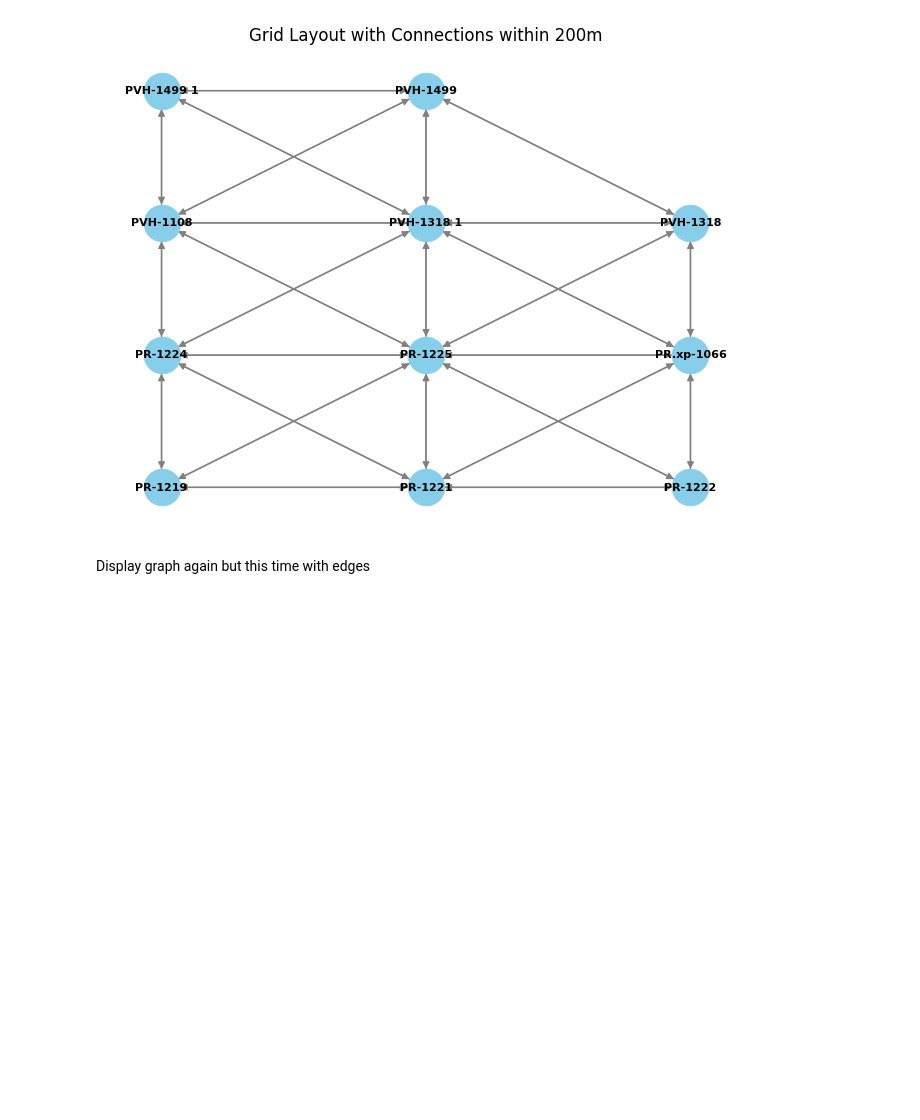
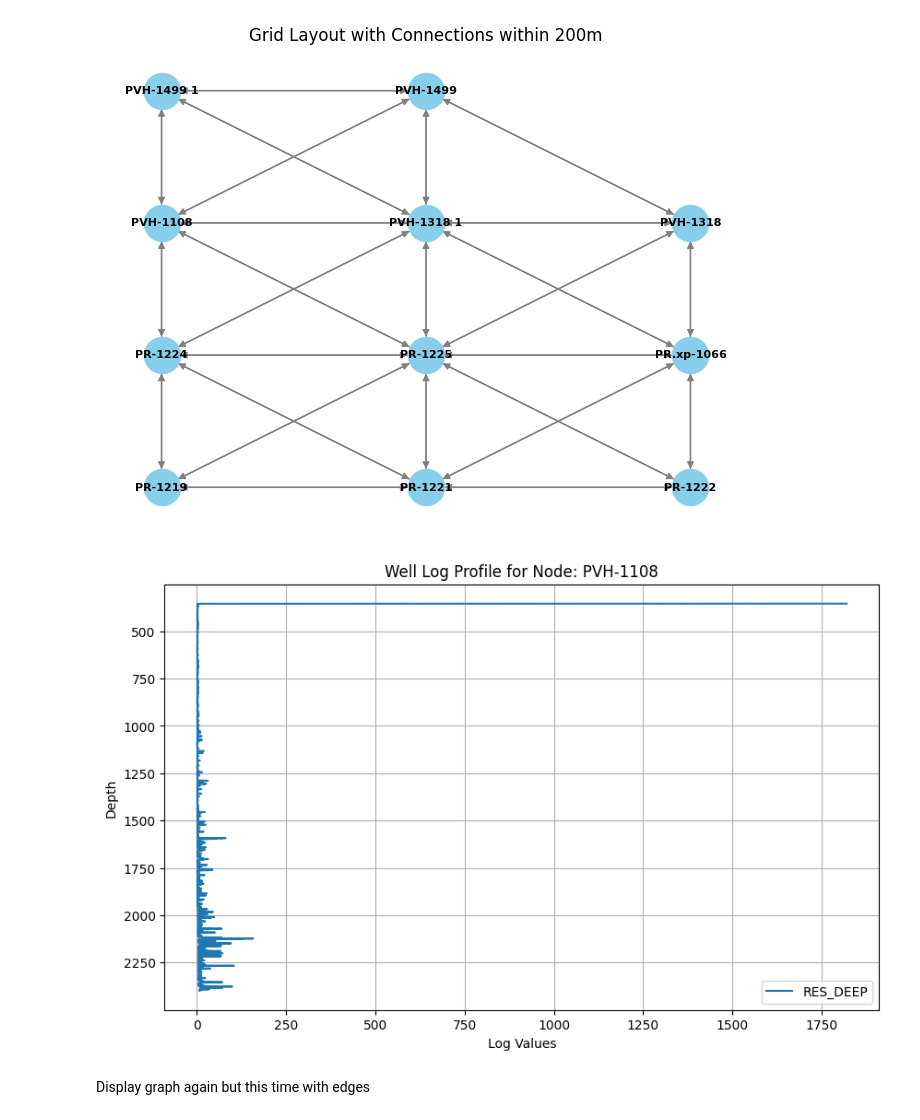
Before and after one commit to scast3/dtw_tool, a Jupyter notebook: dtwgraph.ipynb, the cells around one changed output. Saved outputs shown, nothing was run; the diff lists cells and outputs as text; code cells hidden in the pictures; blank space fills up the shorter version.

```diff
--- a/dtwgraph.ipynb
+++ b/dtwgraph.ipynb
@@ -82,4 +82,36 @@ plt.title('Grid Layout with Connections within 200m')
 plt.show()
 # %% [output]
 [figure]
+# %%
+# simple code to get visual representation of profile
+
+def getProfile(G, node):
+    if node not in G.nodes:
+        print(f"Node '{node}' not found in the graph.")
+        return
+
+    # Extract the well log data
+    data = G.nodes[node]['data']
+
+    # Plotting the well log profile
+    plt.figure(figsize=(10, 6))
+
+    # Assuming the well log data has a 'DEPT' column and other log columns
+    for column in data.columns:
+        if column != 'DEPTH':
+            plt.plot(data[column], data['DEPTH'], label=column)
+
+    plt.gca().invert_yaxis()  # Depth usually increases downwards
+    plt.xlabel('Log Values')
+    plt.ylabel('Depth')
+    plt.title(f'Well Log Profile for Node: {node}')
+    plt.legend()
+    plt.grid(True)
+    plt.show()
+
+
+node_name = 'PVH-1108'
+getProfile(G, node_name)
+# %% [output]
+[figure, added]
 # %%
```
Also changed, not shown: parts of 2 cells of this notebook, 2 other files.
